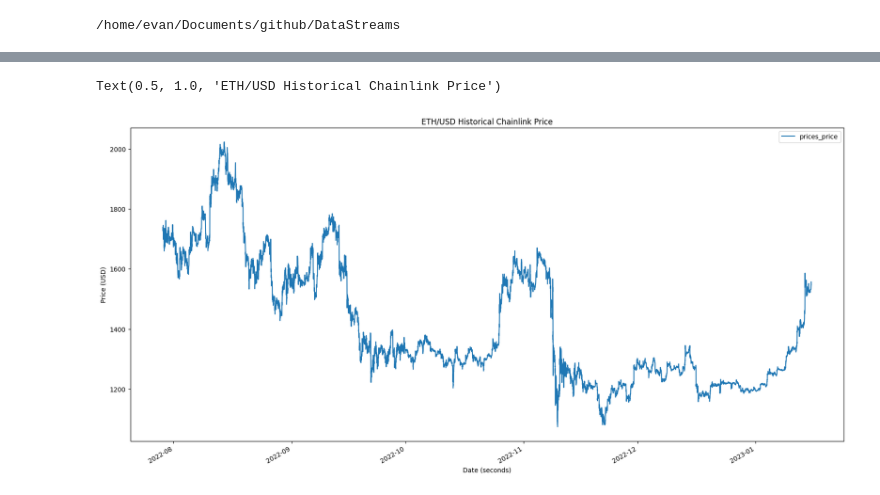
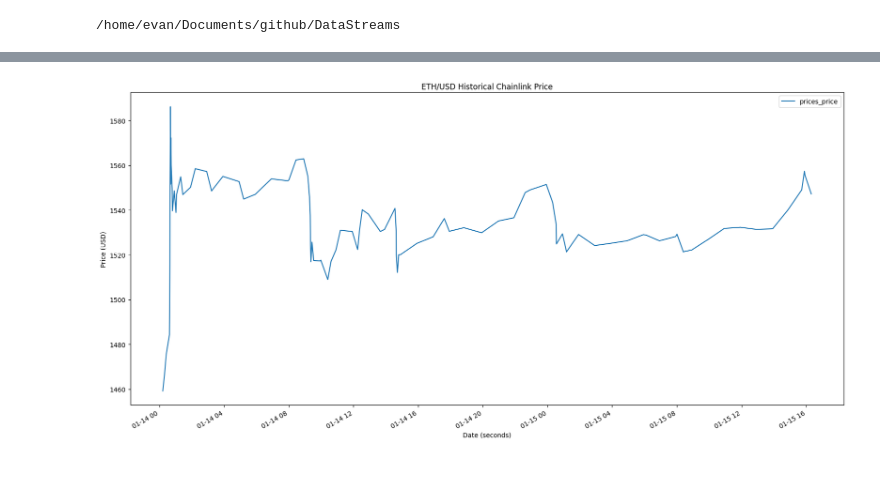
Before and after one commit to Evan-Kim2028/DataStreams, a Jupyter notebook: examples/chainlink_historical_price.ipynb, the cells around one changed output, grey strips where cells are left out. Drawn from its saved outputs; the diff is of its cells as text; code cells hidden in the pictures.

Commit message:
update chainlink notebook example

```diff
--- a/examples/chainlink_historical_price.ipynb
+++ b/examples/chainlink_historical_price.ipynb
@@ -46,0 +54,14 @@ df
+# %%
+keys = ['timestamp_lt', 'assetPair']
+initial_vals = [1673800967, 'ETH/USD']
+
+search_vals = ["ETH/USD", "BTC/USD", "LINK/USD", "UNI/USD"]
+# %%
+price_dfs_list = ds.runSameQuerySearch(
+    fieldParam = ds.queryFields[0],
+    keys = keys,
+    values = initial_vals,
+    searchKey = keys[1],
+    searchVals = search_vals,
+    query_size = 101
+    )
@@ -47,6 +88,9 @@ df
+# %%
+# this is the eth/usd price df
+eth_df = price_dfs_list[0]
 # %%
-# convert prices_timestamp to datetime and plot
-df['prices_timestamp'] = pd.to_datetime(df['prices_timestamp'], unit='s')
+# convert prices_timestamp to datetime, convert prices_price to USD value.
+eth_df['prices_timestamp'] = pd.to_datetime(eth_df['prices_timestamp'], unit='s')
 # divide prices_price by 10^8 to get price in USD
-df['prices_price'] = df['prices_price'] / 100000000
+eth_df['prices_price'] = eth_df['prices_price'] / 100000000
 # %%
@@ -57,8 +101,8 @@ Timestamp('2023-01-15 16:18:47')
 # %%
-df.plot(x='prices_timestamp', y='prices_price', figsize=(20,10))
+eth_df.plot(x='prices_timestamp', y='prices_price', figsize=(20,10))
 plt.xlabel('Date (seconds)')
 plt.ylabel('Price (USD)')
 plt.title('ETH/USD Historical Chainlink Price')
+plt.show()
 # %% [output]
-Text(0.5, 1.0, 'ETH/USD Historical Chainlink Price')
-[figure, old version]
+[figure, new version]
```
Also changed, not shown: parts of 16 cells of this notebook, 1 other file.
